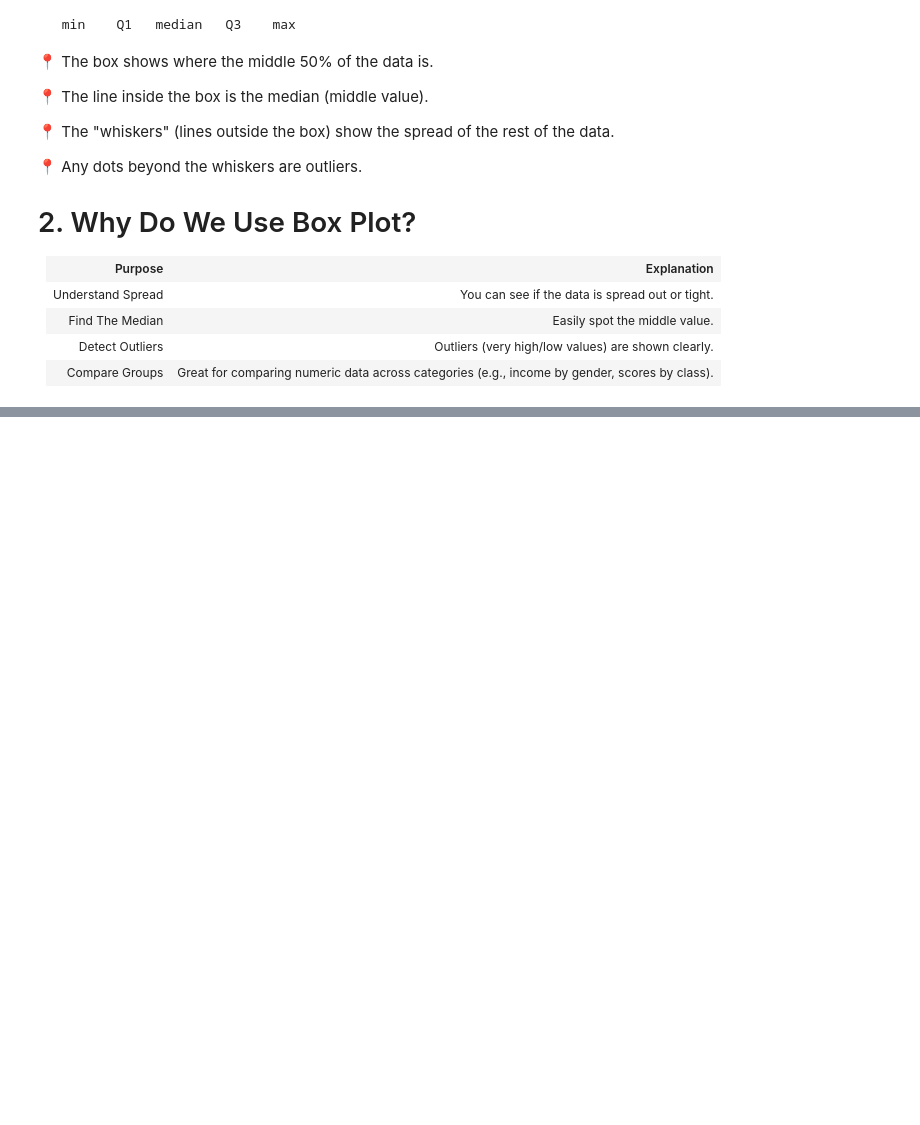
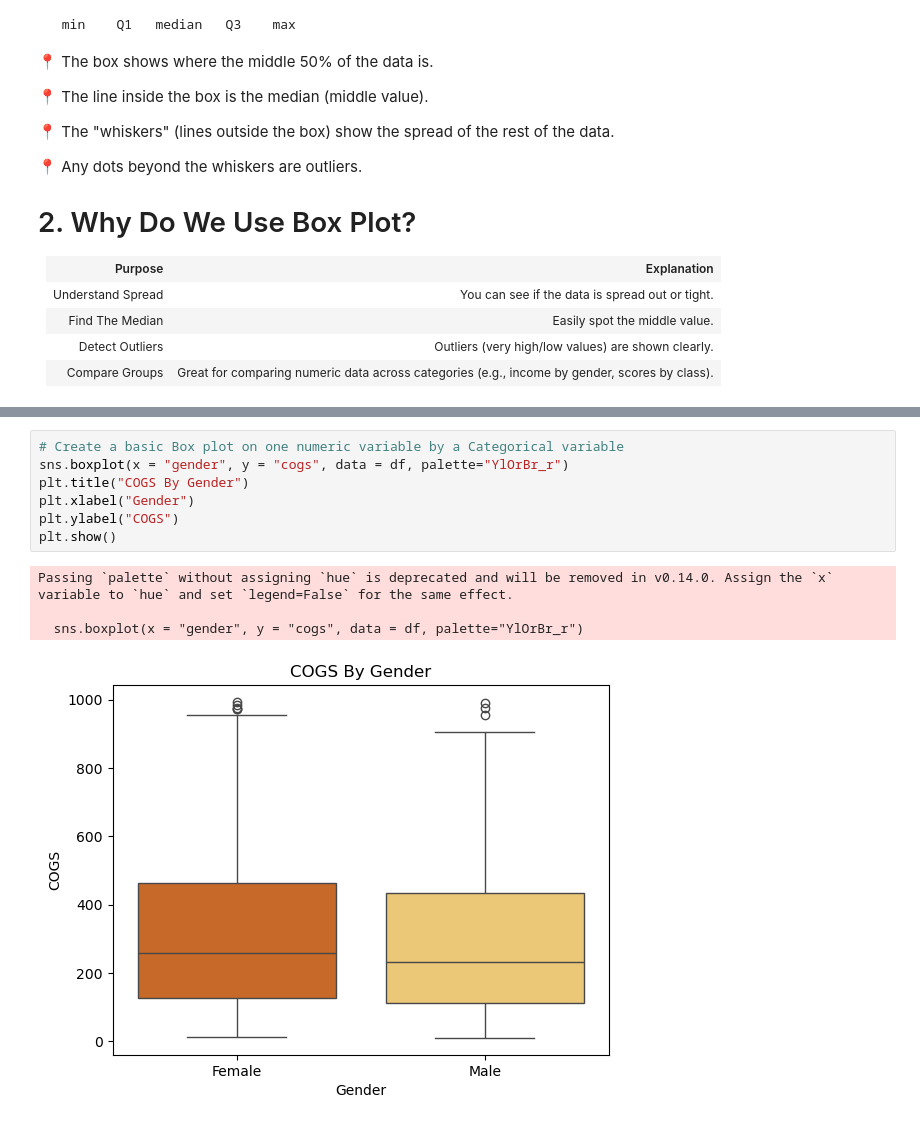
Before and after one commit to UstubecEmre/MatplotlibandSeabornFundamentals, a Jupyter notebook: boxplot_in_seaborn.ipynb, the cells around one changed output, grey strips where cells are left out. Cells and saved outputs as stored; diff of their text form; blank space fills up the shorter version.

```diff
--- a/boxplot_in_seaborn.ipynb
+++ b/boxplot_in_seaborn.ipynb
@@ -59,0 +122,12 @@ The maximum (excluding outliers)
+# %%
+# Create a basic Box plot on one numeric variable by a Categorical variable
+sns.boxplot(x = "gender", y = "cogs", data = df, palette="YlOrBr_r")
+plt.title("COGS By Gender")
+plt.xlabel("Gender")
+plt.ylabel("COGS")
+plt.show()
+# %% [output]
+Passing `palette` without assigning `hue` is deprecated and will be removed in v0.14.0. Assign the `x` variable to `hue` and set `legend=False` for the same effect.
+
+  sns.boxplot(x = "gender", y = "cogs", data = df, palette="YlOrBr_r")
+[figure, added]
```
Also changed, not shown: parts of 11 cells of this notebook.
